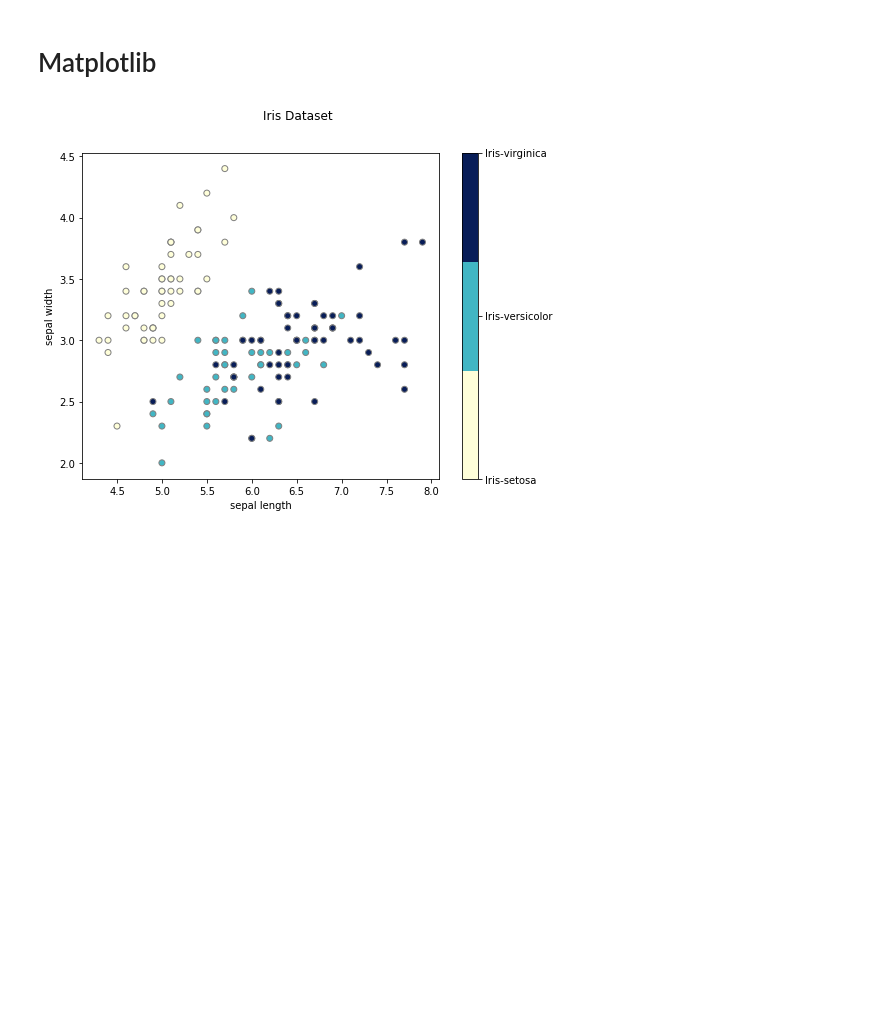
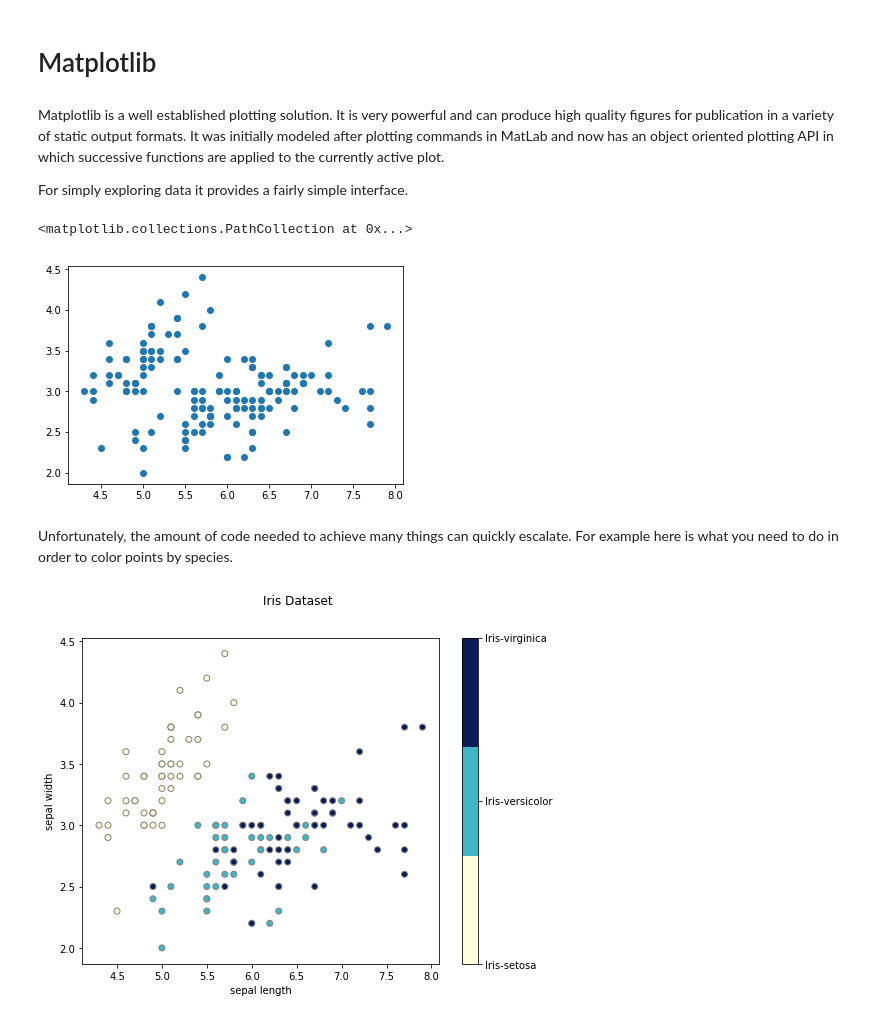
Before and after one commit to tzuni/holoviews_tutorial, a Jupyter notebook: notebooks/plot_lib_compare.ipynb, the cells around one changed output. Drawn from its saved outputs; the diff is of its cells as text; code cells hidden in the pictures; blank space fills up the shorter version.

```diff
--- a/notebooks/plot_lib_compare.ipynb
+++ b/notebooks/plot_lib_compare.ipynb
@@ -9,7 +9,6 @@ colnames = [
     'species'
 ]
 iris = pd.read_csv(data_file, names=colnames, index_col=False)
-iris['species'] = iris['species'].astype('category')
 iris.head()
 # %% [output]
 |  | sepal length | sepal width | petal length | petal width | species |
@@ -23,4 +22,20 @@ iris.head()
 # %%
 import matplotlib.pyplot as plt
 %matplotlib inline
+# %% [markdown]
+Matplotlib is a well established plotting solution. It is very powerful and can produce high quality figures for publication in a variety of static output formats. It was initially modeled after plotting commands in MatLab and now has an object oriented plotting API in which successive functions are applied to the currently active plot.
+
+For simply exploring data it provides a fairly simple interface.
+# %%
+# Simplest use case
+plt.scatter(
+    data=iris,
+    x='sepal length',
+    y='sepal width'
+)
+# %% [output]
+<matplotlib.collections.PathCollection at 0x...>
+[figure, added]
+# %% [markdown]
+Unfortunately, the amount of code needed to achieve many things can quickly escalate. For example here is what you need to do in order to color points by species.
 # %%
```
Also changed, not shown: parts of 14 cells of this notebook.
